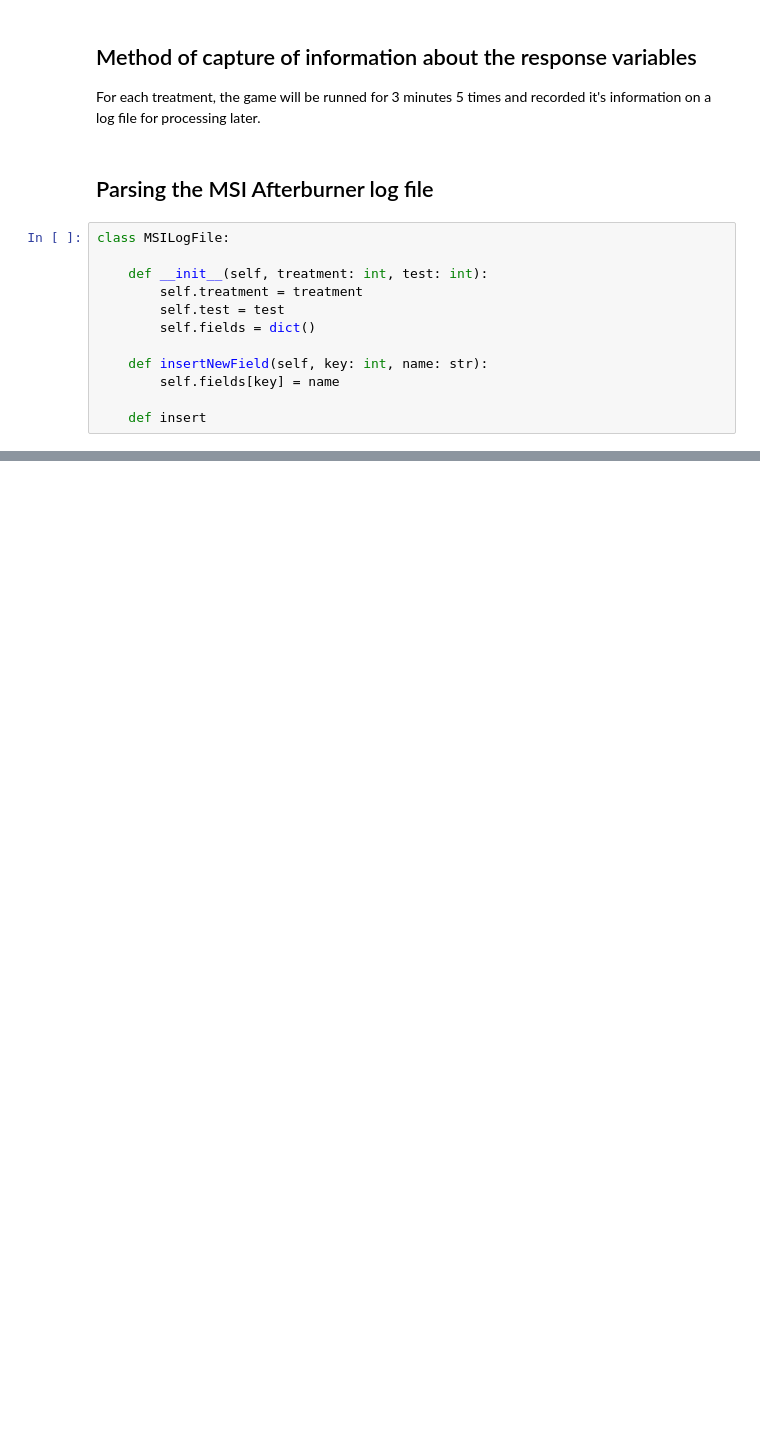
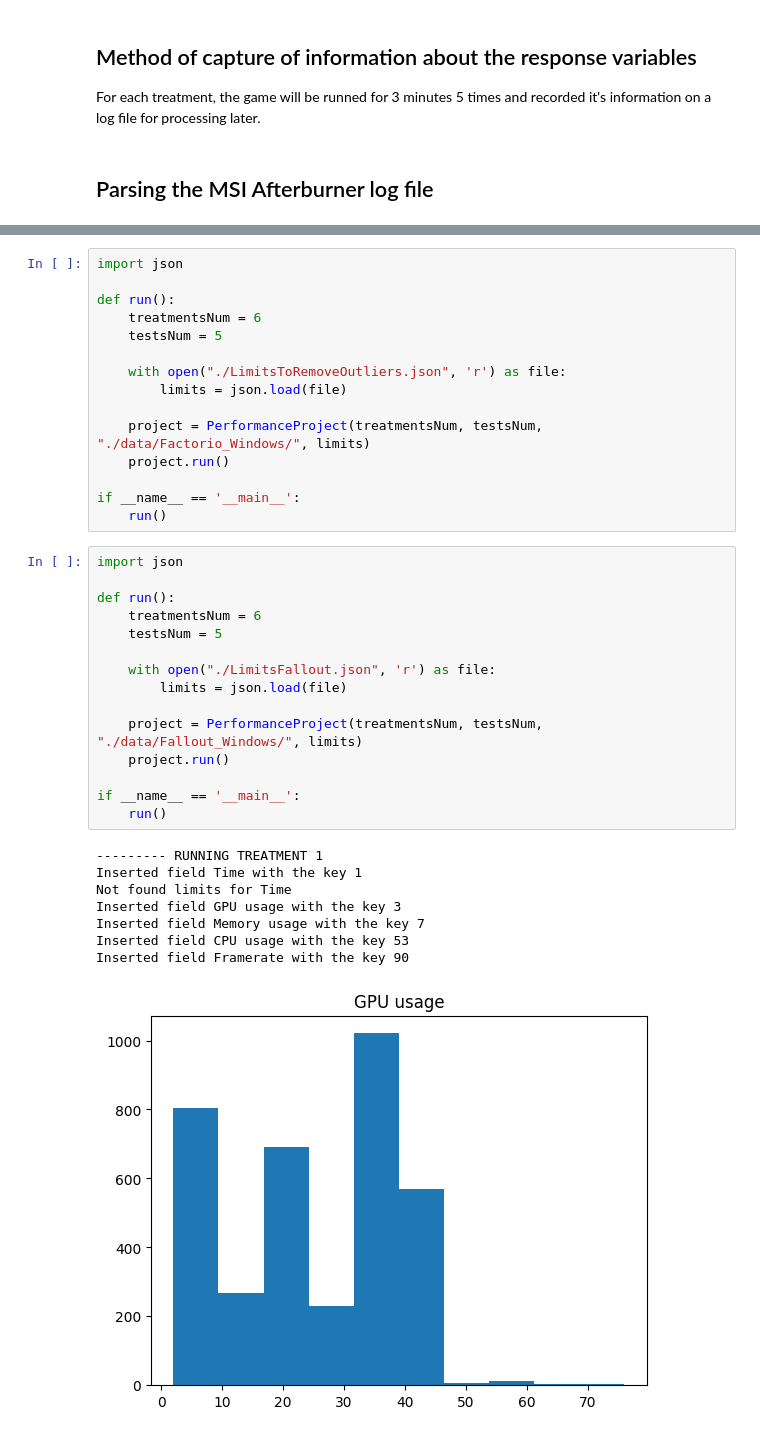
Before and after one commit to DanM-r/performanceProject, a Jupyter notebook: C25200_DanielMoraRodriguez_ProyectoEtapa1.ipynb, the cells around one changed output, grey strips where cells are left out. Drawn from its saved outputs; the diff is of its cells as text; blank space fills up the shorter version.

Commit message:
Analyzed the data cases

```diff
--- a/C25200_DanielMoraRodriguez_ProyectoEtapa1.ipynb
+++ b/C25200_DanielMoraRodriguez_ProyectoEtapa1.ipynb
@@ -102,15 +87,3 @@ In the case of Linux, similar tools called GOverlay and MangoHud can be used to
 For each treatment, the game will be runned for 3 minutes 5 times and recorded it's information on a log file for processing later.
 # %% [markdown]
 ## Parsing the MSI Afterburner log file
-# %%
-class MSILogFile:
-
-    def __init__(self, treatment: int, test: int):
-        self.treatment = treatment
-        self.test = test
-        self.fields = dict()
-
-    def insertNewField(self, key: int, name: str):
-        self.fields[key] = name
-
-    def insert
@@ -176,0 +300,39 @@ N/A
+# %%
+import json
+
+def run():
+    treatmentsNum = 6
+    testsNum = 5
+
+    with open("./LimitsToRemoveOutliers.json", 'r') as file:
+        limits = json.load(file)
+
+    project = PerformanceProject(treatmentsNum, testsNum, "./data/Factorio_Windows/", limits)
+    project.run()
+
+if __name__ == '__main__':
+    run()
+# %%
+import json
+
+def run():
+    treatmentsNum = 6
+    testsNum = 5
+
+    with open("./LimitsFallout.json", 'r') as file:
+        limits = json.load(file)
+
+    project = PerformanceProject(treatmentsNum, testsNum, "./data/Fallout_Windows/", limits)
+    project.run()
+
+if __name__ == '__main__':
+    run()
+# %% [output]
+--------- RUNNING TREATMENT 1
+Inserted field Time with the key 1
+Not found limits for Time
+Inserted field GPU usage with the key 3
+Inserted field Memory usage with the key 7
+Inserted field CPU usage with the key 53
+Inserted field Framerate with the key 90
+[figure, added]
```
Also changed, not shown: parts of 10 cells of this notebook, 15 other files.
